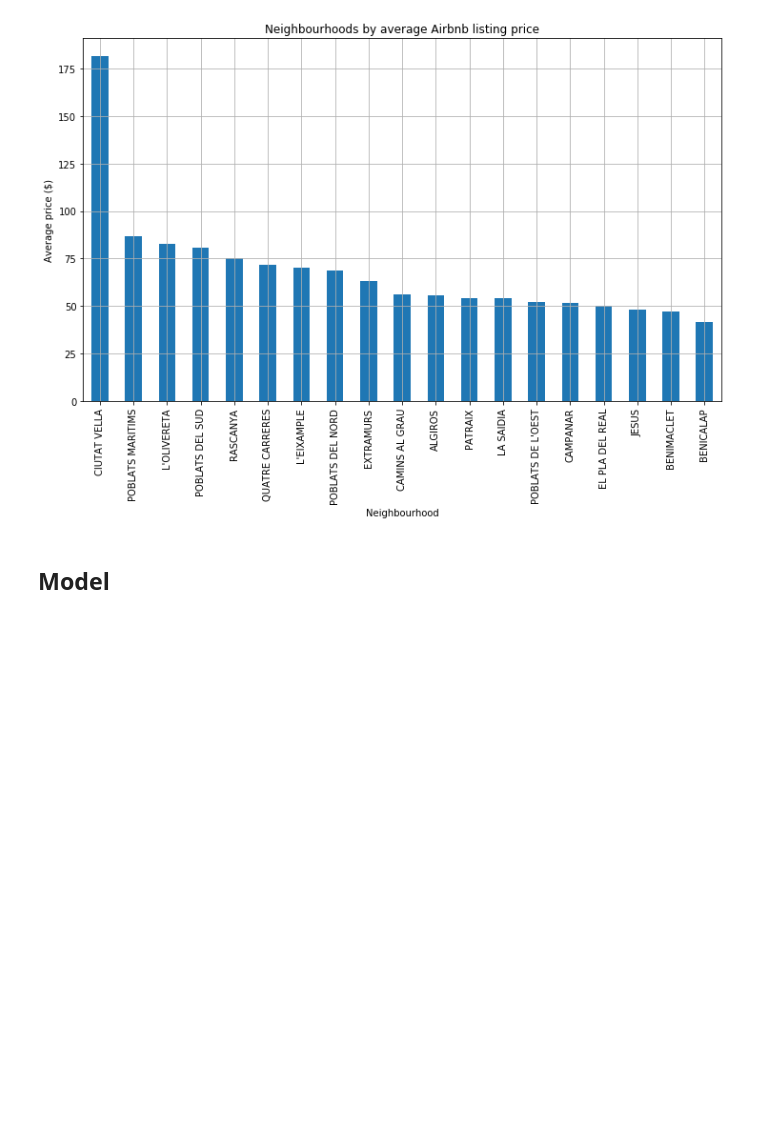
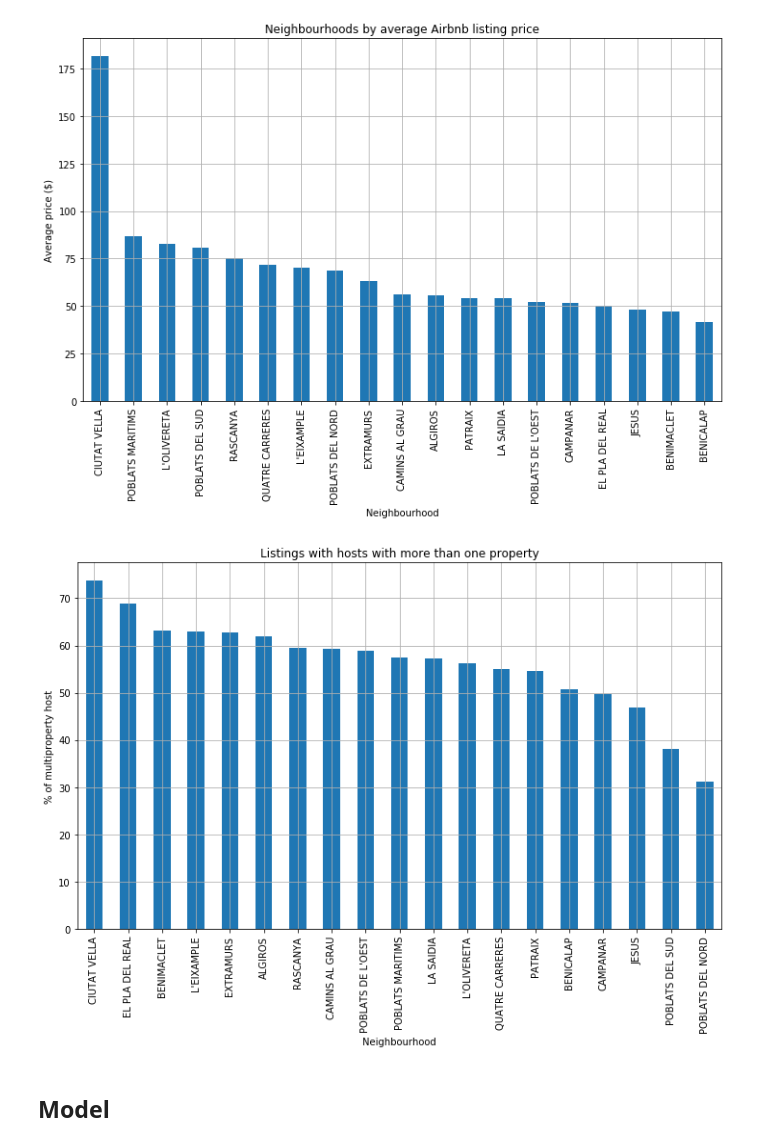
Before and after one commit to eduardoburgoa/airbnb-valencia, a Jupyter notebook: airbnb_valencia_analysis.ipynb, the cells around one changed output. Cells and saved outputs as stored; diff of their text form; code cells hidden in the pictures; blank space fills up the shorter version.

```diff
--- a/airbnb_valencia_analysis.ipynb
+++ b/airbnb_valencia_analysis.ipynb
@@ -94,6 +94,20 @@ plt.ylabel('Average price ($)')
 plt.grid();
 # %% [output]
 [figure]
+# %%
+totals_by_neibourhood = df_listings.groupby('neighbourhood_group_cleansed')['id'].count()
+multiproperty_by_neighbourhood = df_listings.query('host_total_listings_count >= 2').groupby('neighbourhood_group_cleansed')['id'].count()
+proportion = multiproperty_by_neighbourhood/totals_by_neibourhood*100
+
+proportion = proportion.nlargest(len(proportion))
+
+proportion.plot('bar', figsize=(12,7))
+plt.title('Listings with hosts with more than one property')
+plt.xlabel('Neighbourhood')
+plt.ylabel('% of multiproperty host')
+plt.grid();
+# %% [output]
+[figure, added]
 # %% [markdown]
 ## Model
 # %% [markdown]
```
